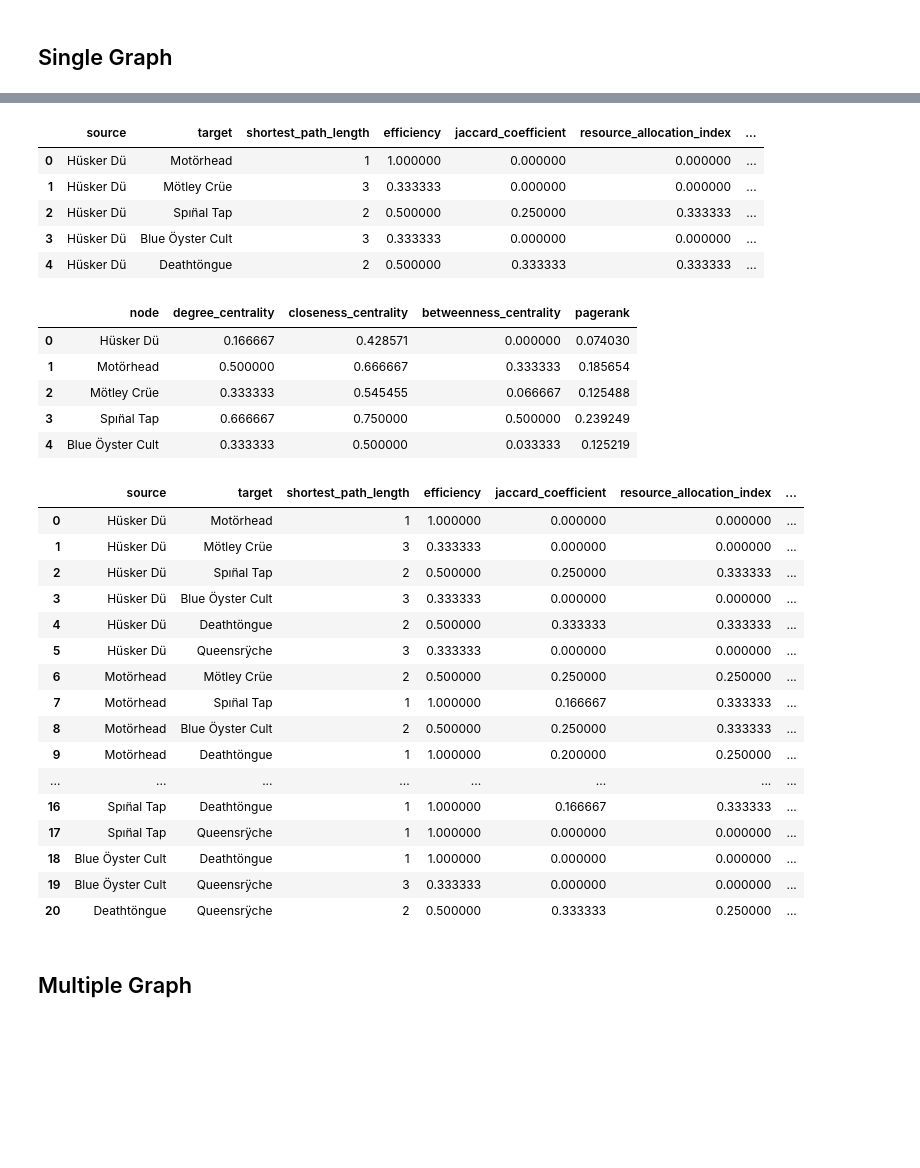
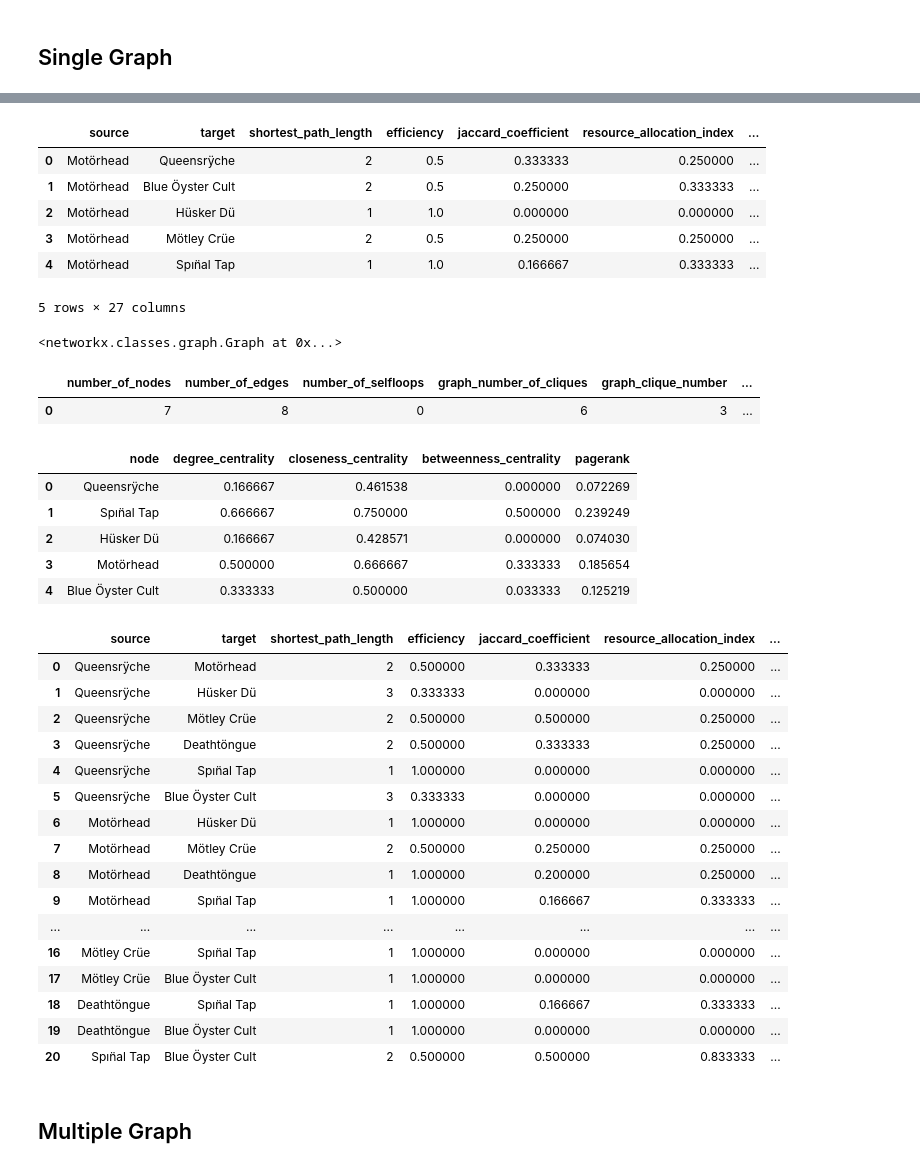
Before and after one commit to Ewen2015/DataScienceNotes, a Jupyter notebook: network/graphicML_test.ipynb, the cells around one changed output, grey strips where cells are left out. Drawn from its saved outputs; the diff is of its cells as text; code cells hidden in the pictures; blank space fills up the shorter version.

```diff
--- a/network/graphicML_test.ipynb
+++ b/network/graphicML_test.ipynb
@@ -51,46 +50,70 @@ plt.show()
 <matplotlib.figure.Figure at 0x...>
 # %%
-GA = graphicML.Attribute(G)
-df = GA.graph_attributes()
+import GraphicML
+
+GA = GraphicML.Attribute(G)
+df = GA.sigTabular()
 df.head()
 # %% [output]
 |  | source | target | shortest_path_length | efficiency | jaccard_coefficient | resource_allocation_index | ... |
-| 0 | Hüsker Dü | Motörhead | 1 | 1.000000 | 0.000000 | 0.000000 | ... |
-| 1 | Hüsker Dü | Mötley Crüe | 3 | 0.333333 | 0.000000 | 0.000000 | ... |
-| 2 | Hüsker Dü | Spın̈al Tap | 2 | 0.500000 | 0.250000 | 0.333333 | ... |
-| 3 | Hüsker Dü | Blue Öyster Cult | 3 | 0.333333 | 0.000000 | 0.000000 | ... |
-| 4 | Hüsker Dü | Deathtöngue | 2 | 0.500000 | 0.333333 | 0.333333 | ... |
+| 0 | Motörhead | Queensrÿche | 2 | 0.5 | 0.333333 | 0.250000 | ... |
+| 1 | Motörhead | Blue Öyster Cult | 2 | 0.5 | 0.250000 | 0.333333 | ... |
+| 2 | Motörhead | Hüsker Dü | 1 | 1.0 | 0.000000 | 0.000000 | ... |
+| 3 | Motörhead | Mötley Crüe | 2 | 0.5 | 0.250000 | 0.250000 | ... |
+| 4 | Motörhead | Spın̈al Tap | 1 | 1.0 | 0.166667 | 0.333333 | ... |
+5 rows × 27 columns
+# %%
+GA.graphs[0]
+# %% [output]
+<networkx.classes.graph.Graph at 0x...>
+# %%
+GA.graph_attr['number_of_nodes'] = [nx.number_of_nodes(GA.graph)]
+GA.graph_attr['number_of_edges'] = [nx.number_of_edges(GA.graph)]
+GA.graph_attr['number_of_selfloops'] = [nx.number_of_selfloops(GA.graph)]
+GA.graph_attr['graph_number_of_cliques'] = [nx.graph_number_of_cliques(GA.graph)]
+GA.graph_attr['graph_clique_number'] = [nx.graph_clique_number(GA.graph)]
+GA.graph_attr['density'] = [nx.density(GA.graph)]
+GA.graph_attr['transitivity'] = [nx.transitivity(GA.graph)]
+GA.graph_attr['average_clustering'] = [nx.average_clustering(GA.graph)]
+GA.graph_attr['radius'] = [nx.radius(GA.graph)]
+GA.graph_attr['is_tree'] = [1 if nx.is_tree(GA.graph) else 0]
+GA.graph_attr['wiener_index'] = [nx.wiener_index(GA.graph)]
+# %%
+GA.graph_attr
+# %% [output]
+|  | number_of_nodes | number_of_edges | number_of_selfloops | graph_number_of_cliques | graph_clique_number | ... |
+| 0 | 7 | 8 | 0 | 6 | 3 | ... |
 # %%
-node = GA.node()
+node = GA._node()
 node.head()
 # %% [output]
 |  | node | degree_centrality | closeness_centrality | betweenness_centrality | pagerank |
-| 0 | Hüsker Dü | 0.166667 | 0.428571 | 0.000000 | 0.074030 |
-| 1 | Motörhead | 0.500000 | 0.666667 | 0.333333 | 0.185654 |
-| 2 | Mötley Crüe | 0.333333 | 0.545455 | 0.066667 | 0.125488 |
-| 3 | Spın̈al Tap | 0.666667 | 0.750000 | 0.500000 | 0.239249 |
+| 0 | Queensrÿche | 0.166667 | 0.461538 | 0.000000 | 0.072269 |
+| 1 | Spın̈al Tap | 0.666667 | 0.750000 | 0.500000 | 0.239249 |
+| 2 | Hüsker Dü | 0.166667 | 0.428571 | 0.000000 | 0.074030 |
+| 3 | Motörhead | 0.500000 | 0.666667 | 0.333333 | 0.185654 |
 | 4 | Blue Öyster Cult | 0.333333 | 0.500000 | 0.033333 | 0.125219 |
 # %%
-edge = GA.edge()
+edge = GA._edge()
 edge
 # %% [output]
 |  | source | target | shortest_path_length | efficiency | jaccard_coefficient | resource_allocation_index | ... |
-| 0 | Hüsker Dü | Motörhead | 1 | 1.000000 | 0.000000 | 0.000000 | ... |
-| 1 | Hüsker Dü | Mötley Crüe | 3 | 0.333333 | 0.000000 | 0.000000 | ... |
-| 2 | Hüsker Dü | Spın̈al Tap | 2 | 0.500000 | 0.250000 | 0.333333 | ... |
-| 3 | Hüsker Dü | Blue Öyster Cult | 3 | 0.333333 | 0.000000 | 0.000000 | ... |
-| 4 | Hüsker Dü | Deathtöngue | 2 | 0.500000 | 0.333333 | 0.333333 | ... |
-| 5 | Hüsker Dü | Queensrÿche | 3 | 0.333333 | 0.000000 | 0.000000 | ... |
-| 6 | Motörhead | Mötley Crüe | 2 | 0.500000 | 0.250000 | 0.250000 | ... |
-| 7 | Motörhead | Spın̈al Tap | 1 | 1.000000 | 0.166667 | 0.333333 | ... |
-| 8 | Motörhead | Blue Öyster Cult | 2 | 0.500000 | 0.250000 | 0.333333 | ... |
-| 9 | Motörhead | Deathtöngue | 1 | 1.000000 | 0.200000 | 0.250000 | ... |
+| 0 | Queensrÿche | Motörhead | 2 | 0.500000 | 0.333333 | 0.250000 | ... |
+| 1 | Queensrÿche | Hüsker Dü | 3 | 0.333333 | 0.000000 | 0.000000 | ... |
+| 2 | Queensrÿche | Mötley Crüe | 2 | 0.500000 | 0.500000 | 0.250000 | ... |
+| 3 | Queensrÿche | Deathtöngue | 2 | 0.500000 | 0.333333 | 0.250000 | ... |
+| 4 | Queensrÿche | Spın̈al Tap | 1 | 1.000000 | 0.000000 | 0.000000 | ... |
+| 5 | Queensrÿche | Blue Öyster Cult | 3 | 0.333333 | 0.000000 | 0.000000 | ... |
+| 6 | Motörhead | Hüsker Dü | 1 | 1.000000 | 0.000000 | 0.000000 | ... |
+| 7 | Motörhead | Mötley Crüe | 2 | 0.500000 | 0.250000 | 0.250000 | ... |
+| 8 | Motörhead | Deathtöngue | 1 | 1.000000 | 0.200000 | 0.250000 | ... |
+| 9 | Motörhead | Spın̈al Tap | 1 | 1.000000 | 0.166667 | 0.333333 | ... |
 | ... | ... | ... | ... | ... | ... | ... | ... |
-| 16 | Spın̈al Tap | Deathtöngue | 1 | 1.000000 | 0.166667 | 0.333333 | ... |
-| 17 | Spın̈al Tap | Queensrÿche | 1 | 1.000000 | 0.000000 | 0.000000 | ... |
-| 18 | Blue Öyster Cult | Deathtöngue | 1 | 1.000000 | 0.000000 | 0.000000 | ... |
-| 19 | Blue Öyster Cult | Queensrÿche | 3 | 0.333333 | 0.000000 | 0.000000 | ... |
-| 20 | Deathtöngue | Queensrÿche | 2 | 0.500000 | 0.333333 | 0.250000 | ... |
+| 16 | Mötley Crüe | Spın̈al Tap | 1 | 1.000000 | 0.000000 | 0.000000 | ... |
+| 17 | Mötley Crüe | Blue Öyster Cult | 1 | 1.000000 | 0.000000 | 0.000000 | ... |
+| 18 | Deathtöngue | Spın̈al Tap | 1 | 1.000000 | 0.166667 | 0.333333 | ... |
+| 19 | Deathtöngue | Blue Öyster Cult | 1 | 1.000000 | 0.000000 | 0.000000 | ... |
+| 20 | Spın̈al Tap | Blue Öyster Cult | 2 | 0.500000 | 0.500000 | 0.833333 | ... |
 # %% [markdown]
 ## Multiple Graph
 # %%
```
Also changed, not shown: parts of 7 cells of this notebook, 5 other files.
